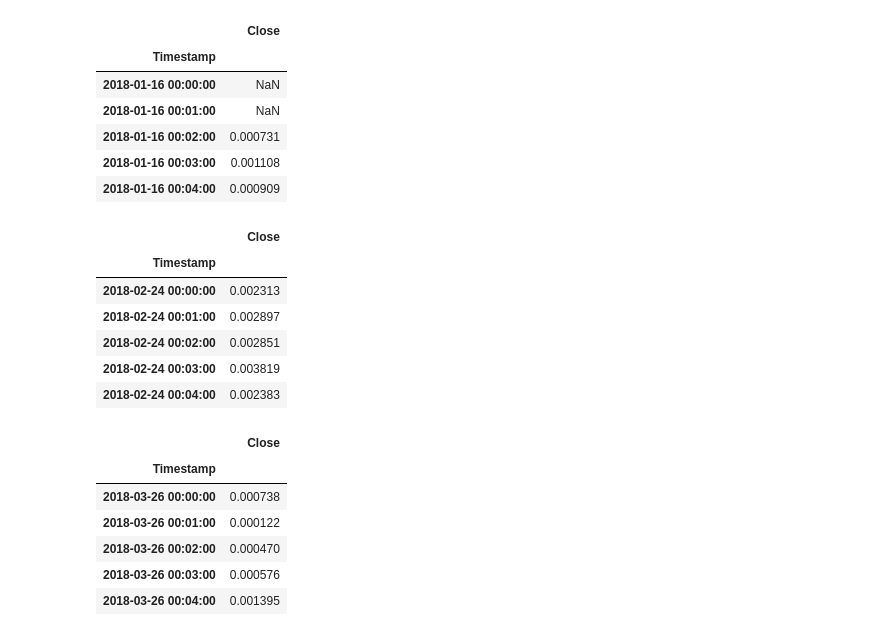
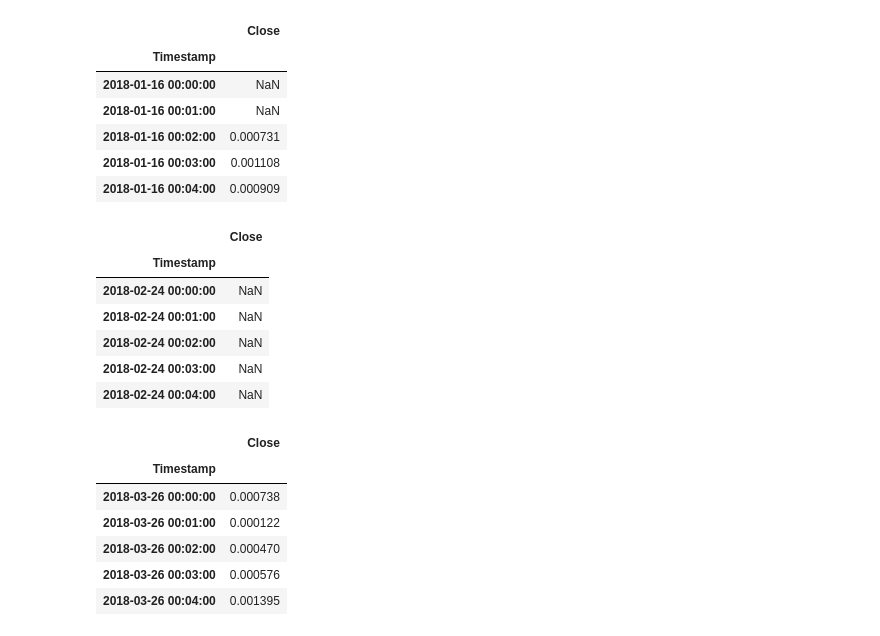
Before and after one commit to msashokkumar/03_crypto_arbitrage, a Jupyter notebook: crypto_arbitrage.ipynb, the cells around one changed output. Drawn from its saved outputs; the diff is of its cells as text; code cells hidden in the pictures.

```diff
--- a/crypto_arbitrage.ipynb
+++ b/crypto_arbitrage.ipynb
@@ -514,10 +514,10 @@ arbitrage_spread_early[arbitrage_spread_early['Close'] > 0].describe()
 | max | 606.800000 |
 # %%
 # Arbitrage spread for the middle date
-# With the median at 0 - Q1, Q3, min and max are equally distribubted, I infer bitstamp
-# to be the higher exchange based on the crowded outliers below min in the box plot for
-# Arbitrage Spread - Middle Date
-arbitrage_spread_middle = calc_arbitrage_spread('2018-02-24', higher_exchange='bitstamp')
+# With the median at 0 - Q1, Q3, min and max are equally distribubted, I infer coinbase
+# to be the higher exchange based on the consistent dense groupings for coinbase in the
+# box plot for Arbitrage Spread - Middle Date
+arbitrage_spread_middle = calc_arbitrage_spread('2018-02-24', higher_exchange='coinbase')
 
 # Conditional statement to generate summary for only the positive values
 arbitrage_spread_middle[arbitrage_spread_middle['Close'] > 0].describe()
@@ -567,14 +567,14 @@ spread_return_early.head()
 | 2018-01-16 00:03:00 | 0.001108 |
 | 2018-01-16 00:04:00 | 0.000909 |
 # %%
-spread_return_early = calc_spread_return('2018-02-24',arbitrage_spread_middle, coinbase_sliced)
-spread_return_early.head()
+spread_return_middle = calc_spread_return('2018-02-24', arbitrage_spread_middle, bitstamp_sliced)
+spread_return_middle.head()
 # %% [output]
 |  | Close |
 | Timestamp |  |
-| 2018-02-24 00:00:00 | 0.002313 |
-| 2018-02-24 00:01:00 | 0.002897 |
-| 2018-02-24 00:02:00 | 0.002851 |
-| 2018-02-24 00:03:00 | 0.003819 |
-| 2018-02-24 00:04:00 | 0.002383 |
+| 2018-02-24 00:00:00 | NaN |
+| 2018-02-24 00:01:00 | NaN |
+| 2018-02-24 00:02:00 | NaN |
+| 2018-02-24 00:03:00 | NaN |
+| 2018-02-24 00:04:00 | NaN |
 # %%
```
Also changed, not shown: parts of 33 cells of this notebook.
